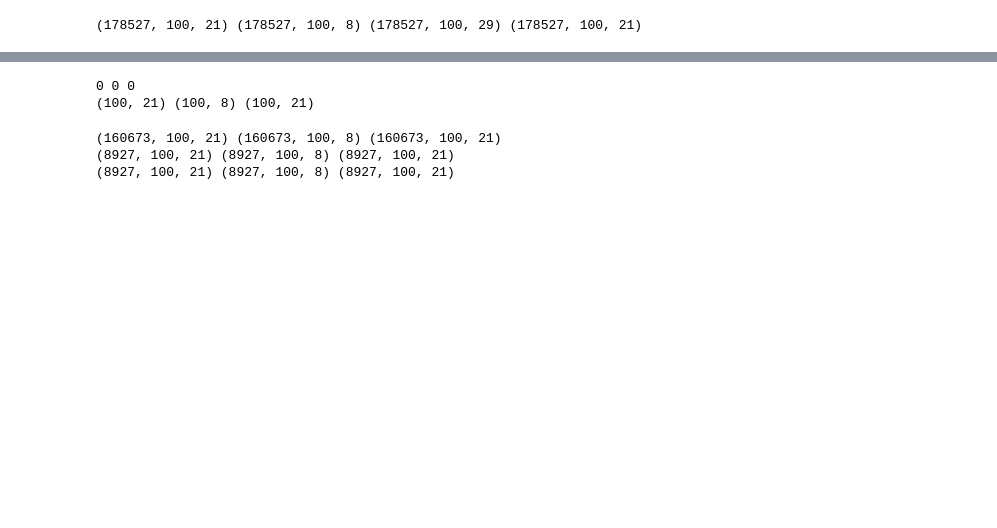
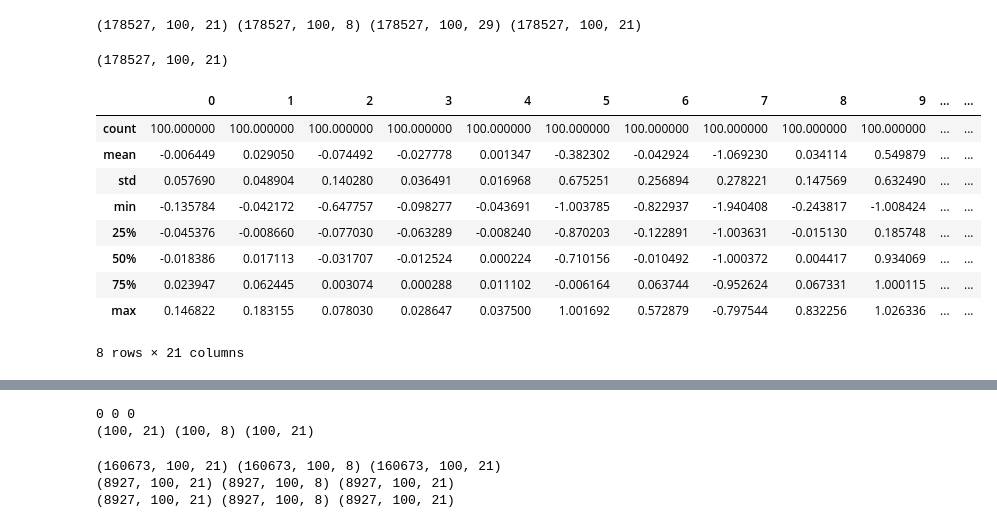
Before and after one commit to rjk2147/Dynamics-Model-Search, a Jupyter notebook: dynamics/src/vanilla_rnn_dataset.ipynb, the cells around one changed output, grey strips where cells are left out. Drawn from its saved outputs; the diff is of its cells as text; code cells hidden in the pictures; blank space fills up the shorter version.

```diff
--- a/dynamics/src/vanilla_rnn_dataset.ipynb
+++ b/dynamics/src/vanilla_rnn_dataset.ipynb
@@ -14,0 +45,18 @@ print(X.shape, A.shape, X_cat.shape, Y.shape)
+# %%
+X_standardized.shape
+# %% [output]
+(178527, 100, 21)
+# %%
+df_X = pd.DataFrame(data=X[9090, :, :])
+df_X.describe()
+# %% [output]
+|  | 0 | 1 | 2 | 3 | 4 | 5 | 6 | 7 | 8 | 9 | ... | ... |
+| count | 100.000000 | 100.000000 | 100.000000 | 100.000000 | 100.000000 | 100.000000 | 100.000000 | 100.000000 | 100.000000 | 100.000000 | ... | ... |
+| mean | -0.006449 | 0.029050 | -0.074492 | -0.027778 | 0.001347 | -0.382302 | -0.042924 | -1.069230 | 0.034114 | 0.549879 | ... | ... |
+| std | 0.057690 | 0.048904 | 0.140280 | 0.036491 | 0.016968 | 0.675251 | 0.256894 | 0.278221 | 0.147569 | 0.632490 | ... | ... |
+| min | -0.135784 | -0.042172 | -0.647757 | -0.098277 | -0.043691 | -1.003785 | -0.822937 | -1.940408 | -0.243817 | -1.008424 | ... | ... |
+| 25% | -0.045376 | -0.008660 | -0.077030 | -0.063289 | -0.008240 | -0.870203 | -0.122891 | -1.003631 | -0.015130 | 0.185748 | ... | ... |
+| 50% | -0.018386 | 0.017113 | -0.031707 | -0.012524 | 0.000224 | -0.710156 | -0.010492 | -1.000372 | 0.004417 | 0.934069 | ... | ... |
+| 75% | 0.023947 | 0.062445 | 0.003074 | 0.000288 | 0.011102 | -0.006164 | 0.063744 | -0.952624 | 0.067331 | 1.000115 | ... | ... |
+| max | 0.146822 | 0.183155 | 0.078030 | 0.028647 | 0.037500 | 1.001692 | 0.572879 | -0.797544 | 0.832256 | 1.026336 | ... | ... |
+8 rows × 21 columns
```
Also changed, not shown: parts of 9 cells of this notebook, 6 other files.
